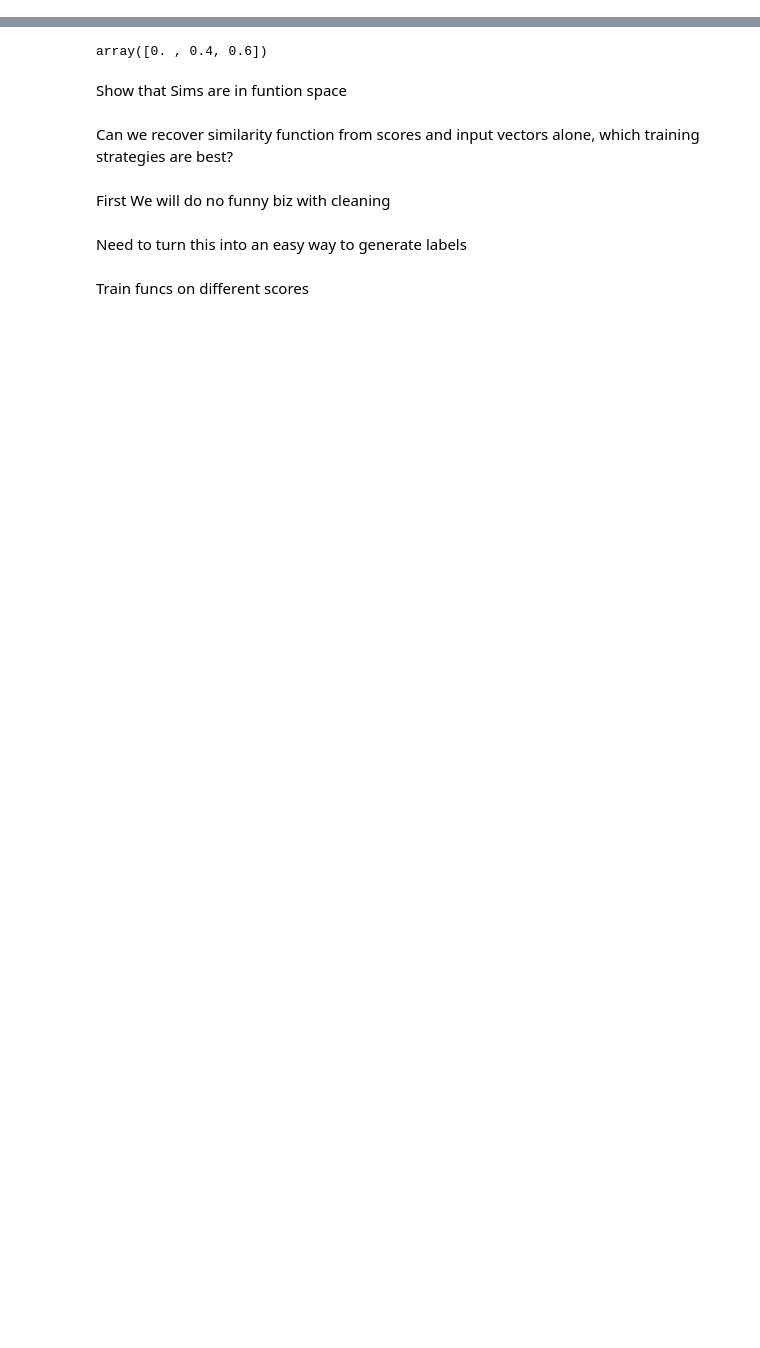
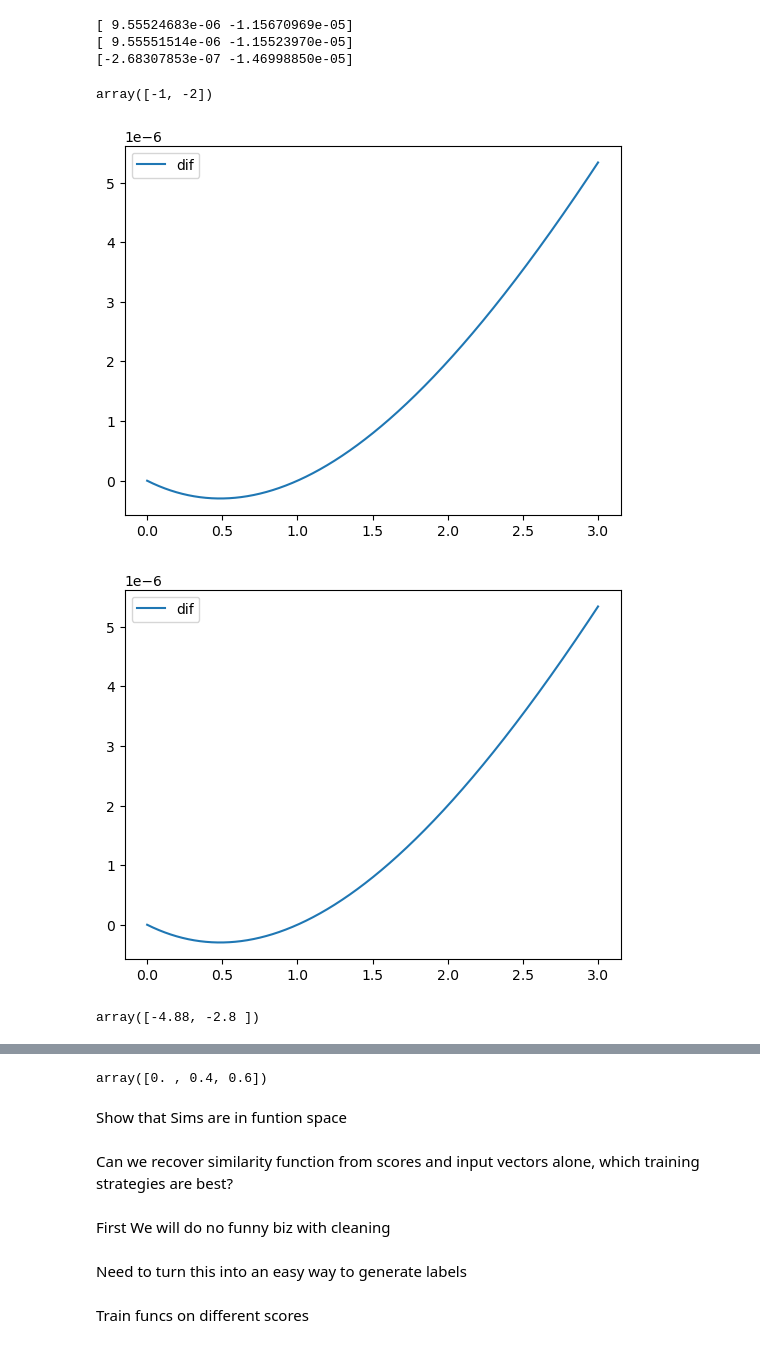
Before and after one commit to Jbug1/TunaSim, a Jupyter notebook: TunaSimDemos.ipynb, the cells around one changed output, grey strips where cells are left out. Saved outputs shown, nothing was run; the diff lists cells and outputs as text; code cells hidden in the pictures; blank space fills up the shorter version.

```diff
--- a/TunaSimDemos.ipynb
+++ b/TunaSimDemos.ipynb
@@ -8,3 +8,78 @@ import funcOb
 import testUtils
 import pandas as pd
 pd.options.mode.chained_assignment = None  # default='warn'
+# %%
+import numpy as np
+import matplotlib.pyplot as plt
+change = 0.001
+jitter = 1e-9
+pow = 0.95
+mult = 0.01
+a = np.array([0.99,0.28])
+b = np.array([0.1,0.3])
+#a = 2 * (a>=2).astype(int) -1
+
+start = mult * abs(a-b)**pow
+end = mult * abs((a+change) - b)**pow
+
+grad = np.sign(a-b) * mult * (pow * np.abs(a-b)**pow) / np.abs(a-b)
+grad_scaled = grad * change
+actual = end - start
+
+print(actual)
+print(grad_scaled)
+
+print((actual - grad_scaled)/change)
+# %% [output]
+[ 9.55524683e-06 -1.15670969e-05]
+[ 9.55551514e-06 -1.15523970e-05]
+[-2.68307853e-07 -1.46998850e-05]
+# %%
+a = np.array([1,2])
+-a
+# %% [output]
+array([-1, -2])
+# %%
+pows = np.linspace(0,3,1000)
+actuals_0 = list()
+actuals_1 = list()
+grad_preds_0 = list()
+grad_preds_1 = list()
+change = 0.001
+mult = 2
+a = np.array([0.1,0.99])
+b = np.array([0.99,0.1])
+
+for pow in pows:
+
+    start = mult * np.abs(a-b)**pow
+    end = mult * np.power(np.abs((a+change) - b), pow)
+    actuals_0.append(end[0] - start[0])
+    actuals_1.append(end[1] - start[1])
+
+    grad = mult * pow * np.power(np.abs(a - b), pow-2) * (a-b)
+    grad_scaled = grad * change
+    grad_preds_0.append(grad_scaled[0])
+    grad_preds_1.append(grad_scaled[1])
+
+
+#plt.plot(pows, np.array(actuals_0), label = 'actual')
+#plt.plot(pows, np.array(grad_preds_0), label = 'grad_pred')
+plt.plot(pows, np.array(actuals_0) - np.array(grad_preds_0), label = 'dif')
+#plt.ylim(-0.3,0.1)
+plt.legend()
+plt.show()
+
+#plt.plot(pows, np.array(actuals_1), label = 'actual')
+#plt.plot(pows, np.array(grad_preds_1), label = 'grad_pred')
+plt.plot(pows, np.array(actuals_1) - np.array(grad_preds_1), label = 'dif')
+#plt.ylim(-0.3,0.1)
+plt.legend()
+plt.show()
+# %% [output]
+[figure, added]
+[figure, added]
+# %%
+grad
+# %% [output]
+array([-4.88, -2.8 ])
```
Also changed, not shown: parts of 1 cell of this notebook, 2 other files.
